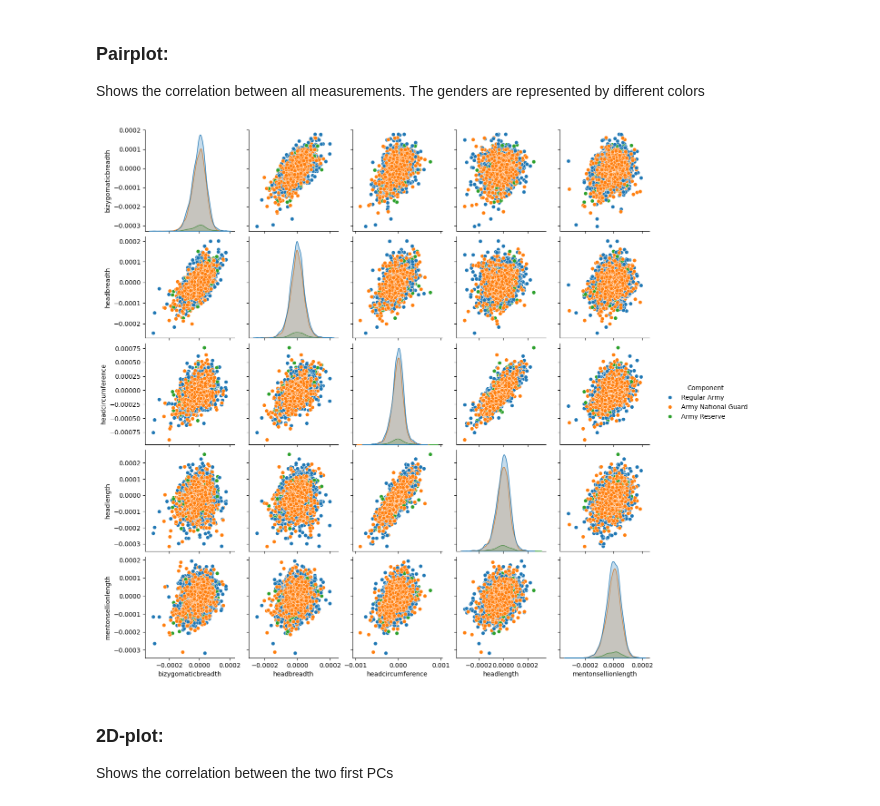
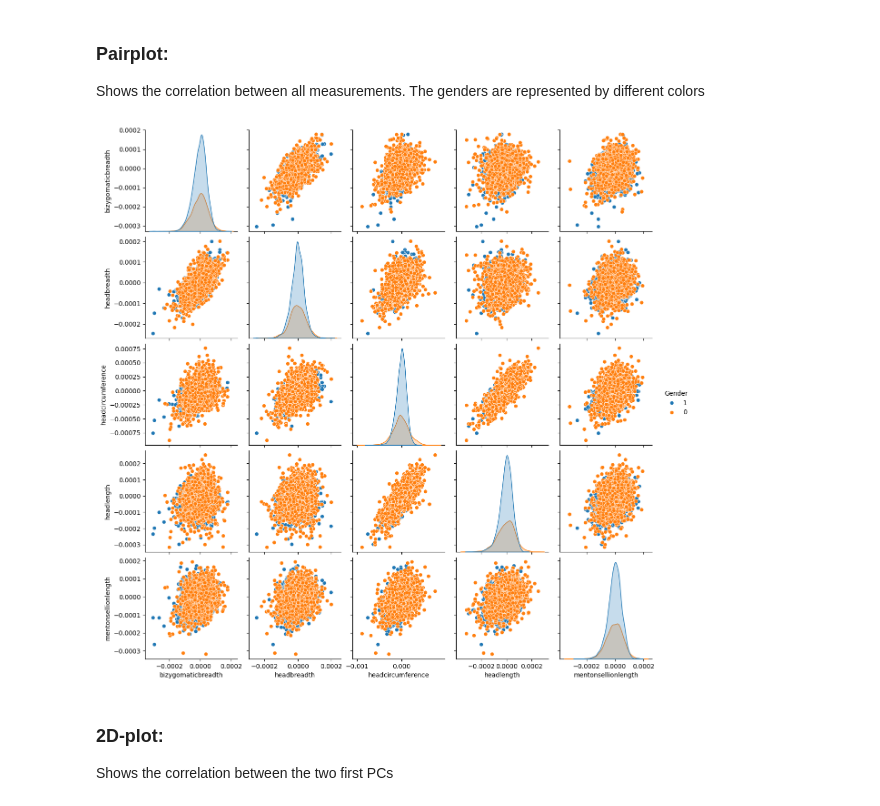
Before and after one commit to jobindjohn/anthromass, a Jupyter notebook: LV6Augusta/Kandidatprocess/PCA_divided_by_weight_and_stature.ipynb, the cells around one changed output. Cells and saved outputs as stored; diff of their text form; code cells hidden in the pictures.

```diff
--- a/LV6Augusta/Kandidatprocess/PCA_divided_by_weight_and_stature.ipynb
+++ b/LV6Augusta/Kandidatprocess/PCA_divided_by_weight_and_stature.ipynb
@@ -26,7 +26,7 @@ def read_file():
     ansur['weightkg']=ansur['weightkg']/10
     ansur['shoulderheight']=ansur['acromialheight']-ansur['axillaheight']#upper trunk length
     ansur['middletrunklength']=ansur['chestheight']-ansur['waistheightomphalion']
-    ansur['lowertrunklength']=ansur['waistheightomphalion']-ansur['trochanterionheight']
+    ansur['lowetrunklength']=ansur['waistheightomphalion']-ansur['trochanterionheight']
     ansur['thighlink']=ansur['trochanterionheight']-ansur['lateralfemoralepicondyleheight']
     ansur['calflink']=ansur['lateralfemoralepicondyleheight']-ansur['lateralmalleolusheight']
     ansur['forearmlength']=ansur['forearmhandlength']-ansur['handlength']
@@ -43,7 +43,7 @@ def read_file_Female():
     dataF['weightkg']=dataF['weightkg']/10
     dataF['shoulderheight']=dataF['acromialheight']-dataF['axillaheight']#upper trunk length
     dataF['middletrunklength']=dataF['chestheight']-dataF['waistheightomphalion']
-    dataF['lowertrunklength']=dataF['waistheightomphalion']-dataF['trochanterionheight']
+    dataF['lowetrunklength']=dataF['waistheightomphalion']-dataF['trochanterionheight']
     dataF['thighlink']=dataF['trochanterionheight']-dataF['lateralfemoralepicondyleheight']
     dataF['calflink']=dataF['lateralfemoralepicondyleheight']-dataF['lateralmalleolusheight']
     dataF['forearmlength']=dataF['forearmhandlength']-dataF['handlength']
@@ -59,7 +59,7 @@ def read_file_Male():
     dataM['weightkg']=dataM['weightkg']/10
     dataM['shoulderheight']=dataM['acromialheight']-dataM['axillaheight']#upper trunk length
     dataM['middletrunklength']=dataM['chestheight']-dataM['waistheightomphalion']
-    dataM['lowertrunklength']=dataM['waistheightomphalion']-dataM['trochanterionheight']
+    dataM['lowetrunklength']=dataM['waistheightomphalion']-dataM['trochanterionheight']
     dataM['thighlink']=dataM['trochanterionheight']-dataM['lateralfemoralepicondyleheight']
     dataM['calflink']=dataM['lateralfemoralepicondyleheight']-dataM['lateralmalleolusheight']
     dataM['forearmlength']=dataM['forearmhandlength']-dataM['handlength']
@@ -254,7 +246,7 @@ def Pairplot_compare(data,data_scaled,compare:str):
 # %%
-Pairplot_compare(ansur,dubble_scaled[head],'Component')
+Pairplot(ansur,dubble_scaled[head])
 # %% [output]
-[figure, old version]
+[figure, new version]
 # %% [markdown]
 ### 2D-plot:
 
```
Also changed, not shown: parts of 14 cells of this notebook, 1 other file.
